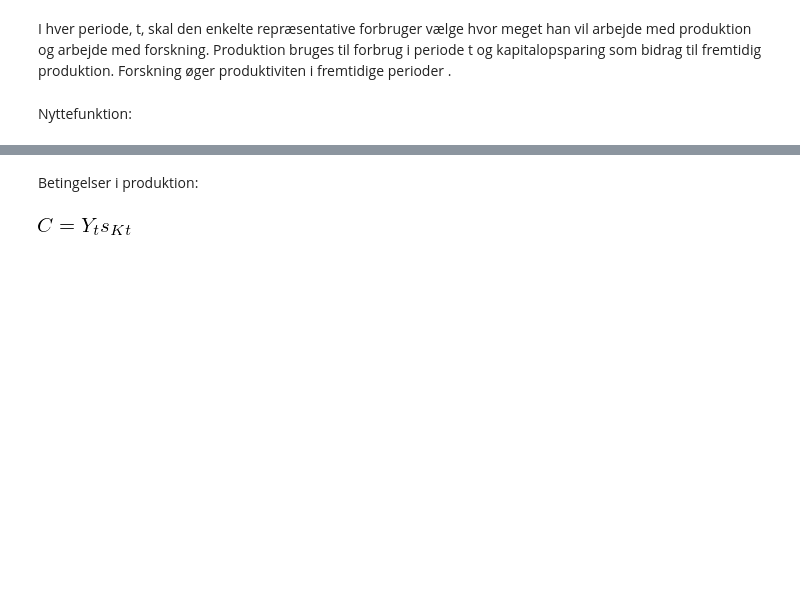
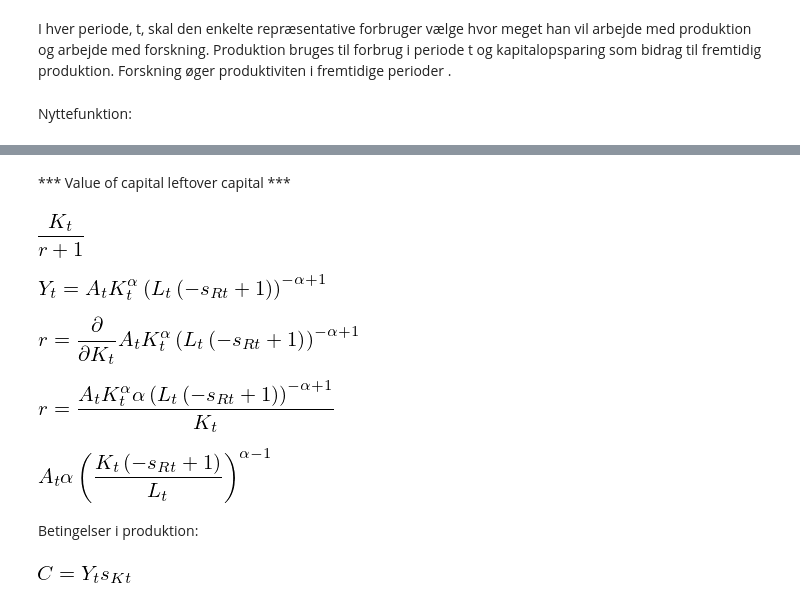
Before and after one commit to NumEconCopenhagen/projects-2019-unity, a Jupyter notebook: modelproject/modelproject/Rod/Solow_RD.ipynb, the cells around one changed output, grey strips where cells are left out. Saved outputs shown, nothing was run; the diff lists cells and outputs as text; code cells hidden in the pictures; blank space fills up the shorter version.

```diff
--- a/modelproject/modelproject/Rod/Solow_RD.ipynb
+++ b/modelproject/modelproject/Rod/Solow_RD.ipynb
@@ -30,6 +36,7 @@ c = sm.symbols('C')
 ct = sm.symbols('C_{t}')
 a = sm.symbols('A_{t}')
 a1 = sm.symbols('A_{t+1}')
+r = sm.symbols('r')
 
 #Greek:
 rho = sm.symbols('rho')
@@ -37,6 +44,7 @@ beta = sm.symbols('beta')
 alpha = sm.symbols('alpha')
 phi = sm.symbols('phi')
 delta = sm.symbols('delta')
+theta = sm.symbols('theta')
 
 t = sm.symbols('t')
 
@@ -55,0 +78,10 @@ sm.Eq(u,sm.Sum(beta**t*ct**(1-rho)/(1-rho),(t,1,3)))
+# %% [markdown]
+*** Value of capital leftover capital ***
+# %%
+k/(1+r)
+# %% [output]
+[figure, added]
+# %%
+sm.Eq(y,a*k**alpha*(l*(1-sr))**(1-alpha))
+# %% [output]
+[figure, added]
@@ -56,3 +90,15 @@ sm.Eq(u,sm.Sum(beta**t*ct**(1-rho)/(1-rho),(t,1,3)))
+# %%
+sm.Eq(r,mpl)
+# %% [output]
+[figure, added]
+# %%
+sm.Eq(r,mpl.doit())
+# %% [output]
+[figure, added]
+# %%
+a*alpha*((k/l*(1-sr))**(alpha-1))
+# %% [output]
+[figure, added]
 # %% [markdown]
 Betingelser i produktion:
 # %%
```
Also changed, not shown: parts of 97 cells of this notebook, 3 other files.
